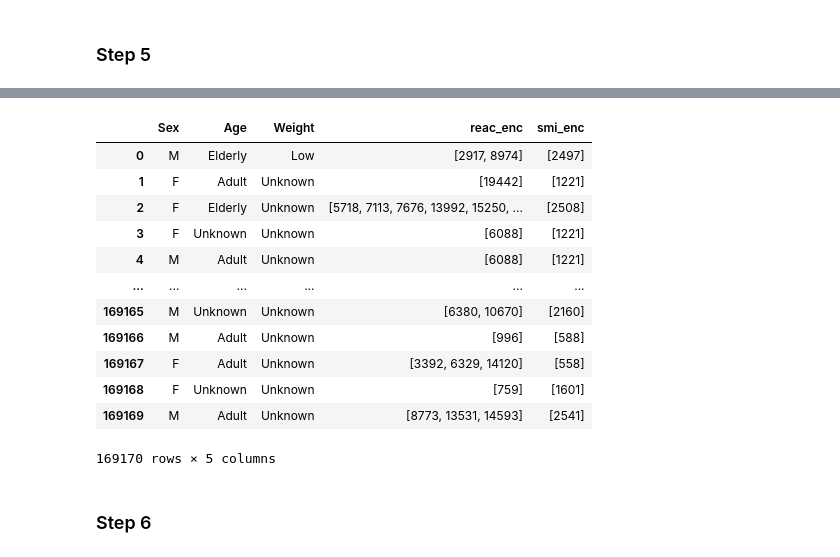
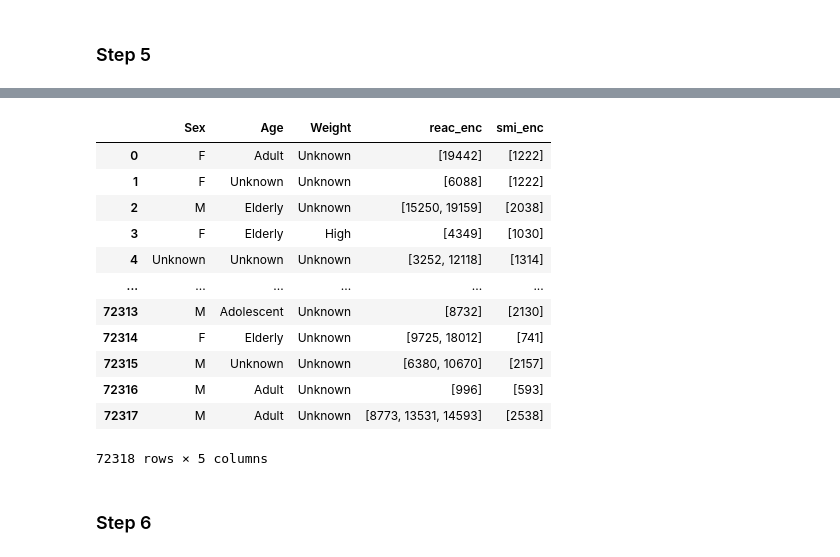
Before and after one commit to M-Iwan/CARBIDE, a Jupyter notebook: notebooks/2_Datasets.ipynb, the cells around one changed output, grey strips where cells are left out. Saved outputs shown, nothing was run; the diff lists cells and outputs as text; code cells hidden in the pictures.

```diff
--- a/notebooks/2_Datasets.ipynb
+++ b/notebooks/2_Datasets.ipynb
@@ -252,14 +240,15 @@ results = Parallel(n_jobs=n_jobs, verbose=10, timeout=600)(
 # %%
-both_known = joblib.load(f'../data/mappings/wq_secondary/wq_both_known.joblib')
-sex_unknown = joblib.load(f'../data/mappings/wq_secondary/wq_sex_unknown.joblib')
-age_estim_sex_known = joblib.load(f'../data/mappings/wq_secondary/wq_age_estim_sex_known.joblib')
-age_estim_sex_unknown = joblib.load(f'../data/mappings/wq_secondary/wq_age_estim_sex_unknown.joblib')
+both_known, sex_unknown, age_estim_sex_known, age_estim_sex_unknown = prepare_weight_mapping(f'../data/intermediate/step_02_primary')
+
+joblib.dump(both_known, f'../data/mappings/wq_primary/wq_both_known.joblib')
+joblib.dump(sex_unknown, f'../data/mappings/wq_primary/wq_sex_unknown.joblib')
+joblib.dump(age_estim_sex_known, f'../data/mappings/wq_primary/wq_age_estim_sex_known.joblib')
+joblib.dump(age_estim_sex_unknown, f'../data/mappings/wq_primary/wq_age_estim_sex_unknown.joblib')
 
 tasks = []
 
-files_02b = sorted(glob.glob(f'../data/intermediate/step_02b/chunk*.joblib'))
-for file in files_02b:
-    tasks.append((file, '../data/intermediate/step_03b'))
+for file in sorted(glob.glob(f'../data/intermediate/step_02_primary/chunk*.joblib')):
+    tasks.append((file, '../data/intermediate/step_03_primary'))
 
 results = Parallel(n_jobs=n_jobs, verbose=10, timeout=600)(
     delayed(process_step_3)(file, output_dir, token_map, both_known, sex_unknown, age_estim_sex_known, age_estim_sex_unknown)
@@ -278,2 +267,0 @@ results = Parallel(n_jobs=n_jobs, verbose=10, timeout=600)(
-# %%
-joblib.load('../data/intermediate/step_03a/chunk_1.joblib')
@@ -293,0 +296,2 @@ joblib.load('../data/intermediate/step_03a/chunk_1.joblib')
+# %%
+joblib.load('../data/intermediate/step_03_mono/chunk_1.joblib')
@@ -357,4 +379,4 @@ results = Parallel(n_jobs=n_jobs, verbose=10, timeout=600)(
 # %%
-joblib.load('../data/intermediate/step_04a/chunk_1.joblib')
+joblib.load('../data/intermediate/step_04_mono/chunk_1.joblib')
 # %% [output]
 |  | primaryid | Sex | Age | reactions | role_code | Weight | active | SMILES |
@@ -418,19 +441,19 @@ results = Parallel(n_jobs=n_jobs, verbose=1)(
 # %%
-joblib.load('../data/intermediate/step_05a/chunk_1.joblib')
+joblib.load('../data/intermediate/step_05_mono/chunk_1.joblib')
 # %% [output]
 |  | Sex | Age | Weight | reac_enc | smi_enc |
-| 0 | M | Elderly | Low | [2917, 8974] | [2497] |
-| 1 | F | Adult | Unknown | [19442] | [1221] |
-| 2 | F | Elderly | Unknown | [5718, 7113, 7676, 13992, 15250, ... | [2508] |
-| 3 | F | Unknown | Unknown | [6088] | [1221] |
-| 4 | M | Adult | Unknown | [6088] | [1221] |
+| 0 | F | Adult | Unknown | [19442] | [1222] |
+| 1 | F | Unknown | Unknown | [6088] | [1222] |
+| 2 | M | Elderly | Unknown | [15250, 19159] | [2038] |
+| 3 | F | Elderly | High | [4349] | [1030] |
+| 4 | Unknown | Unknown | Unknown | [3252, 12118] | [1314] |
 | ... | ... | ... | ... | ... | ... |
-| 169165 | M | Unknown | Unknown | [6380, 10670] | [2160] |
-| 169166 | M | Adult | Unknown | [996] | [588] |
-| 169167 | F | Adult | Unknown | [3392, 6329, 14120] | [558] |
-| 169168 | F | Unknown | Unknown | [759] | [1601] |
-| 169169 | M | Adult | Unknown | [8773, 13531, 14593] | [2541] |
+| 72313 | M | Adolescent | Unknown | [8732] | [2130] |
+| 72314 | F | Elderly | Unknown | [9725, 18012] | [741] |
+| 72315 | M | Unknown | Unknown | [6380, 10670] | [2157] |
+| 72316 | M | Adult | Unknown | [996] | [593] |
+| 72317 | M | Adult | Unknown | [8773, 13531, 14593] | [2538] |
-169170 rows × 5 columns
+72318 rows × 5 columns
 # %% [markdown]
 ### Step 6
 # %%
```
Also changed, not shown: parts of 54 cells of this notebook.
